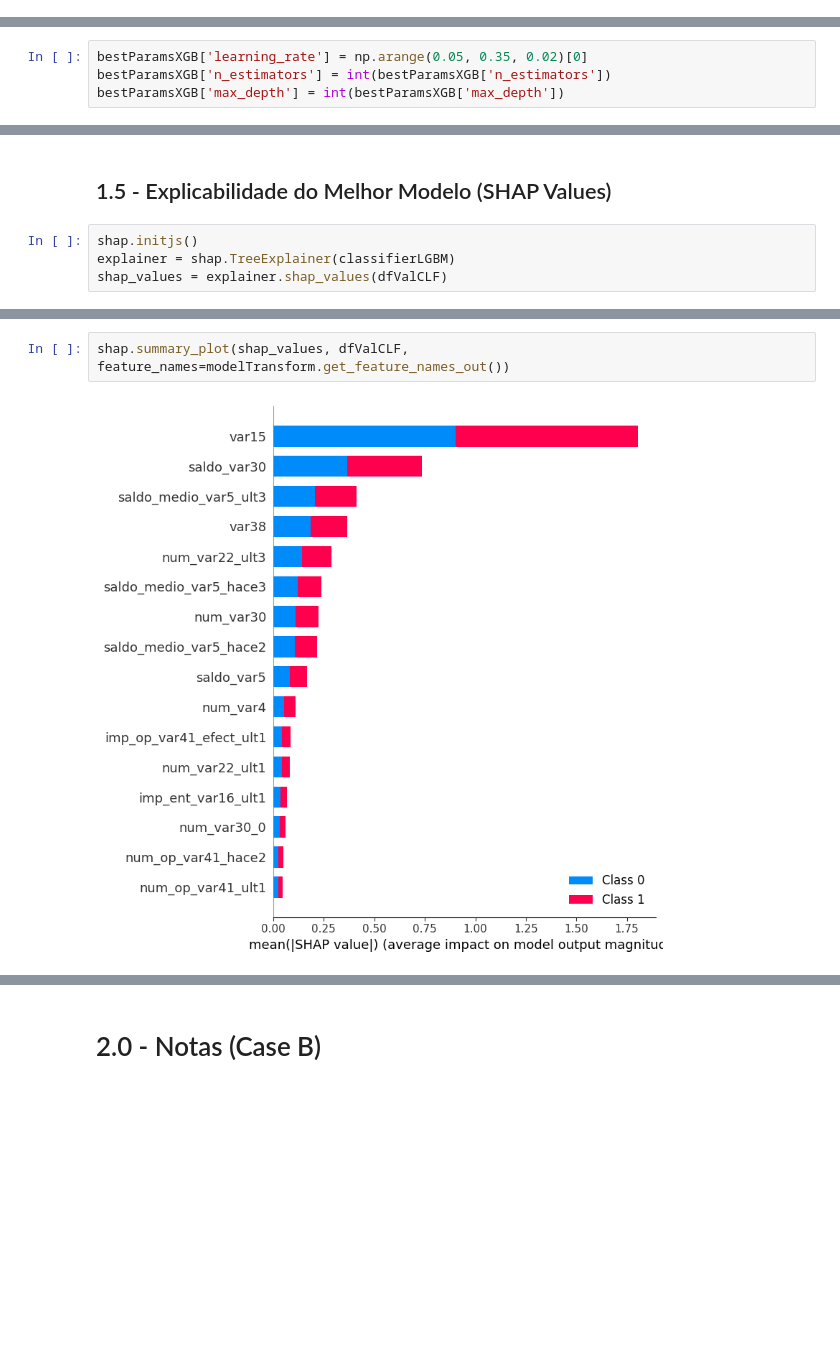
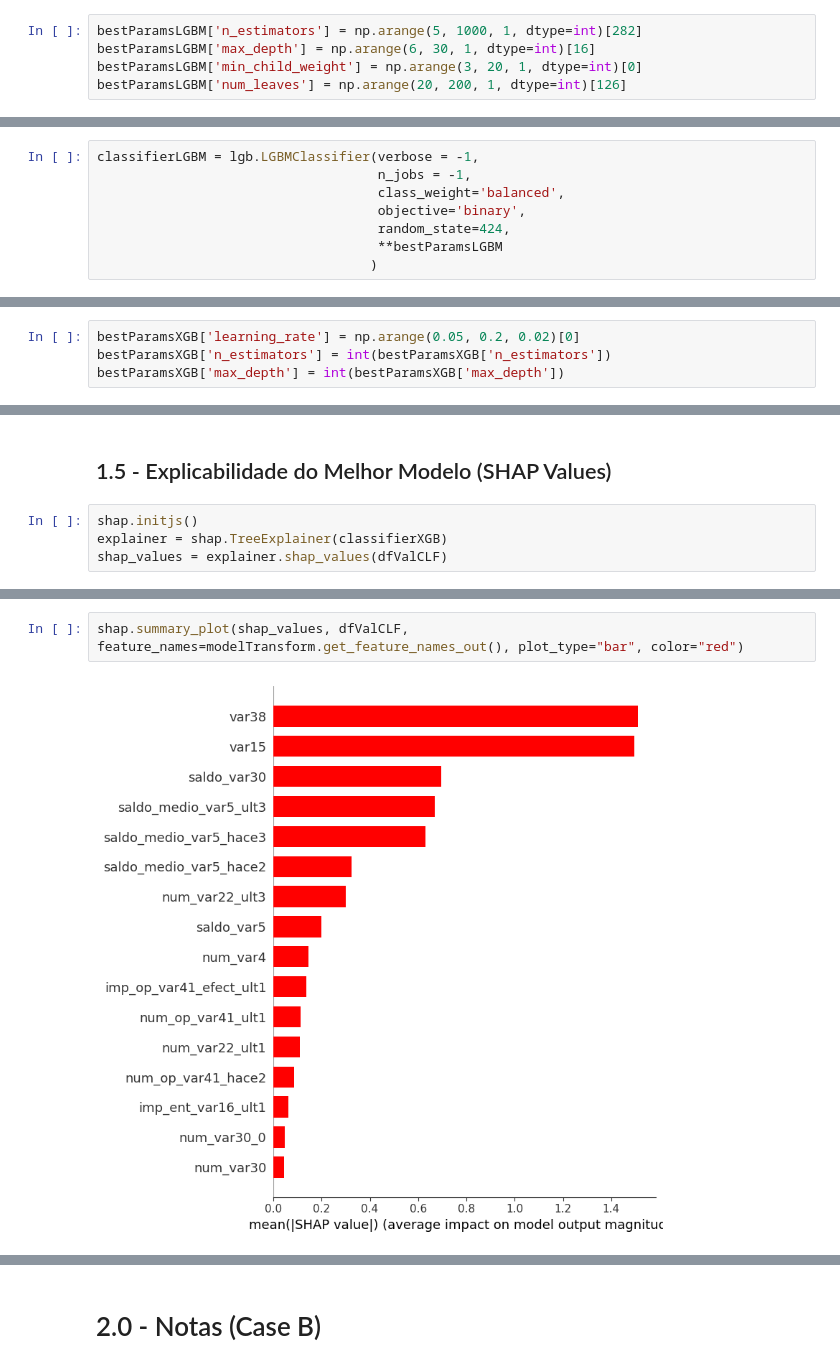
Before and after one commit to vitorgodeiro/DataMaster, a Jupyter notebook: 4.0 - SolversV3.ipynb, the cells around one changed output, grey strips where cells are left out. Drawn from its saved outputs; the diff is of its cells as text; blank space fills up the shorter version.

```diff
--- a/4.0 - SolversV3.ipynb
+++ b/4.0 - SolversV3.ipynb
@@ -1030,0 +1033,5 @@ print(trials.best_trial['result'])
+# %%
+bestParamsLGBM['n_estimators'] = np.arange(5, 1000, 1, dtype=int)[282]
+bestParamsLGBM['max_depth'] = np.arange(6, 30, 1, dtype=int)[16]
+bestParamsLGBM['min_child_weight'] = np.arange(3, 20, 1, dtype=int)[0]
+bestParamsLGBM['num_leaves'] = np.arange(20, 200, 1, dtype=int)[126]
@@ -1030,0 +1050,8 @@ print(trials.best_trial['result'])
+# %%
+classifierLGBM = lgb.LGBMClassifier(verbose = -1,
+                                    n_jobs = -1,
+                                    class_weight='balanced',
+                                    objective='binary',
+                                    random_state=424,
+                                    **bestParamsLGBM
+                                   )
@@ -1033,5 +1134,5 @@ print(trials.best_trial['result'])
 # %%
-bestParamsXGB['learning_rate'] = np.arange(0.05, 0.35, 0.02)[0]
+bestParamsXGB['learning_rate'] = np.arange(0.05, 0.2, 0.02)[0]
 bestParamsXGB['n_estimators'] = int(bestParamsXGB['n_estimators'])
 bestParamsXGB['max_depth'] = int(bestParamsXGB['max_depth'])
 # %%
@@ -1220,12 +1257,12 @@ Lucro máximo em %: 29.64%
 ## 1.5 - Explicabilidade do Melhor Modelo (SHAP Values)
 # %%
 shap.initjs()
-explainer = shap.TreeExplainer(classifierLGBM)
+explainer = shap.TreeExplainer(classifierXGB)
 shap_values = explainer.shap_values(dfValCLF)
 # %% [output]
 [interactive output not drawn]
 # %%
-shap.summary_plot(shap_values, dfValCLF, feature_names=modelTransform.get_feature_names_out())
+shap.summary_plot(shap_values, dfValCLF, feature_names=modelTransform.get_feature_names_out(), plot_type="bar", color="red")
 # %% [output]
-[figure, old version]
+[figure, new version]
 # %%
```
Also changed, not shown: parts of 40 cells of this notebook.
